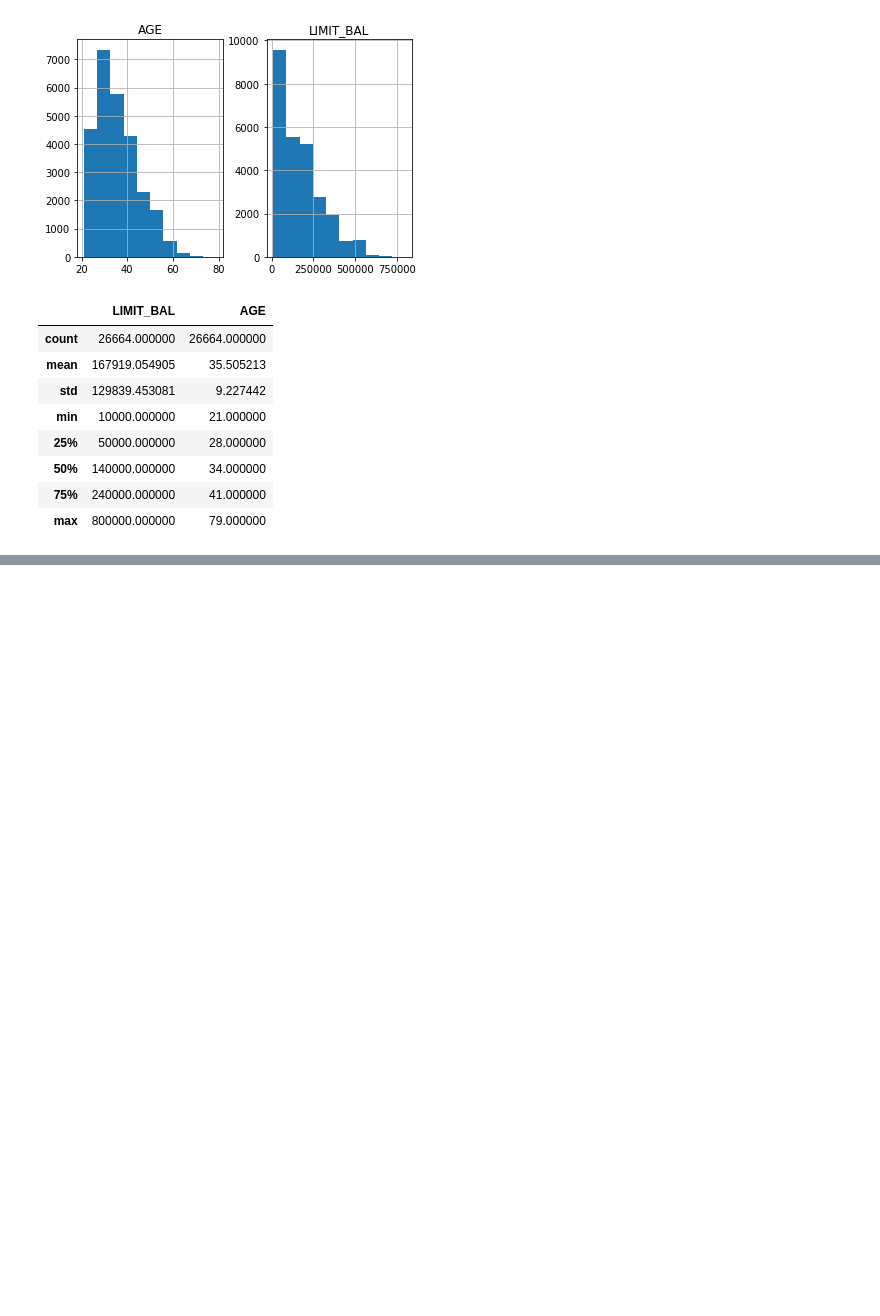
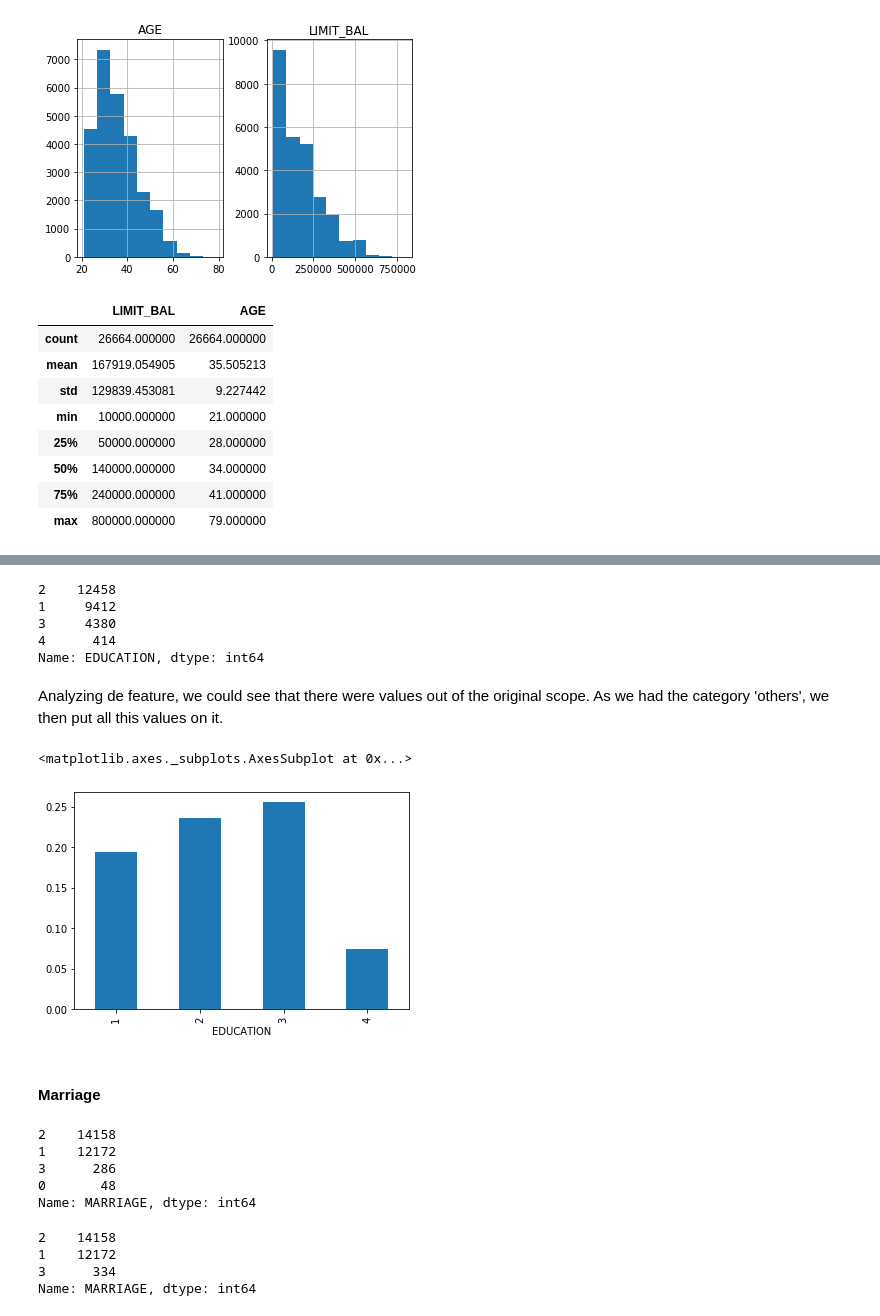
Before and after one commit to GusFX/default_of_credit_card_learning, a Jupyter notebook: src/cleaning_and_exploring.ipynb, the cells around one changed output, grey strips where cells are left out. Drawn from its saved outputs; the diff is of its cells as text; code cells hidden in the pictures; blank space fills up the shorter version.

```diff
--- a/src/cleaning_and_exploring.ipynb
+++ b/src/cleaning_and_exploring.ipynb
@@ -245,0 +263,34 @@ df_clean_2[['LIMIT_BAL', 'AGE']].describe()
+# %%
+df_clean_2['EDUCATION'].replace([0,5,6], value = 4, inplace= True)
+df_clean_2['EDUCATION'].value_counts()
+# %% [output]
+2    12458
+1     9412
+3     4380
+4      414
+Name: EDUCATION, dtype: int64
+# %% [markdown]
+Analyzing de feature, we could see that there were values out of the original scope. As we had the category 'others', we then put all this values on it.
+# %%
+df_clean_2.groupby('EDUCATION').agg({'default payment next month':'mean'}).plot.bar(legend=False)
+# %% [output]
+<matplotlib.axes._subplots.AxesSubplot at 0x...>
+[figure, added]
+# %% [markdown]
+#### Marriage
+# %%
+df_clean_2['MARRIAGE'].value_counts()
+# %% [output]
+2    14158
+1    12172
+3      286
+0       48
+Name: MARRIAGE, dtype: int64
+# %%
+df_clean_2['MARRIAGE'].replace(to_replace = 0, value = 3, inplace = True)
+df_clean_2['MARRIAGE'].value_counts()
+# %% [output]
+2    14158
+1    12172
+3      334
+Name: MARRIAGE, dtype: int64
```
Also changed, not shown: parts of 8 cells of this notebook.
